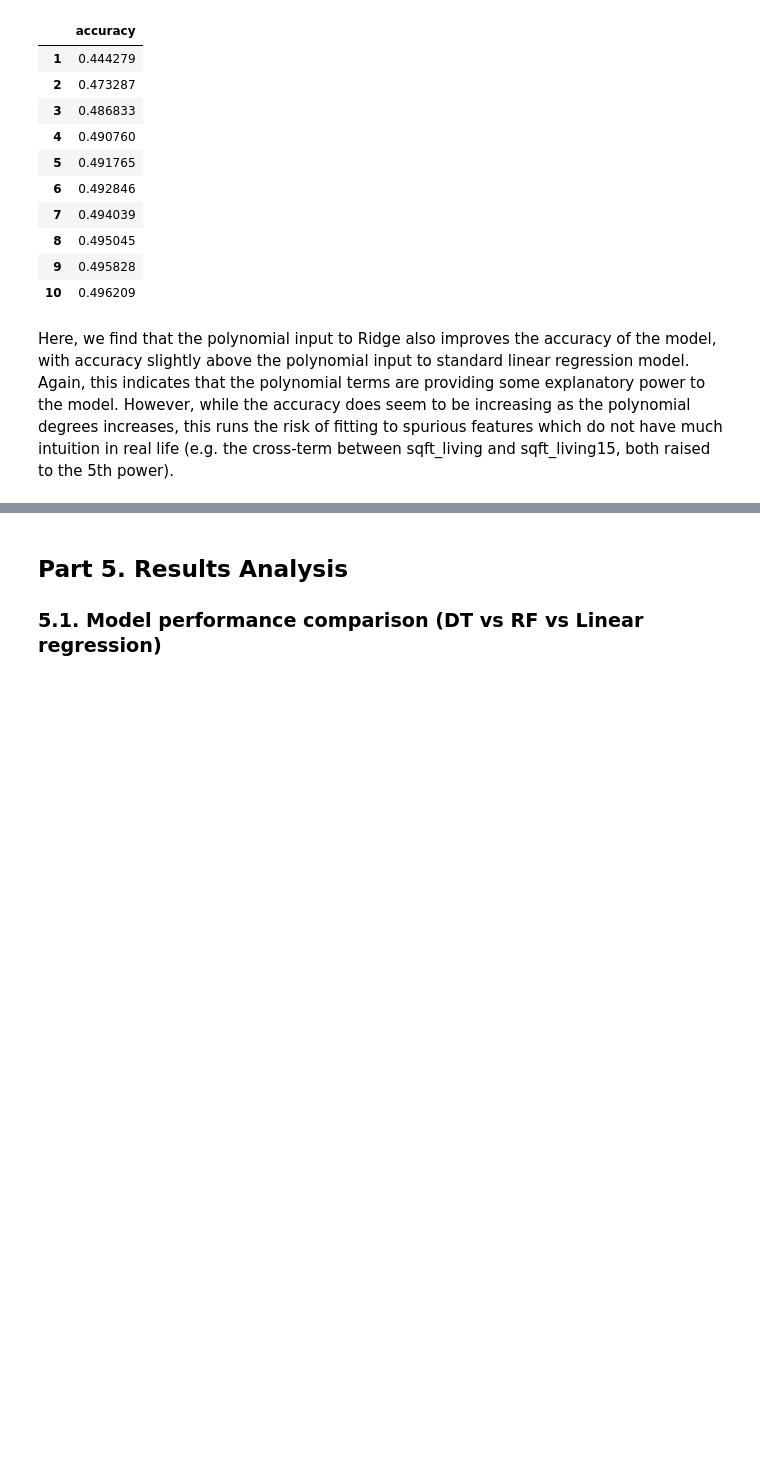
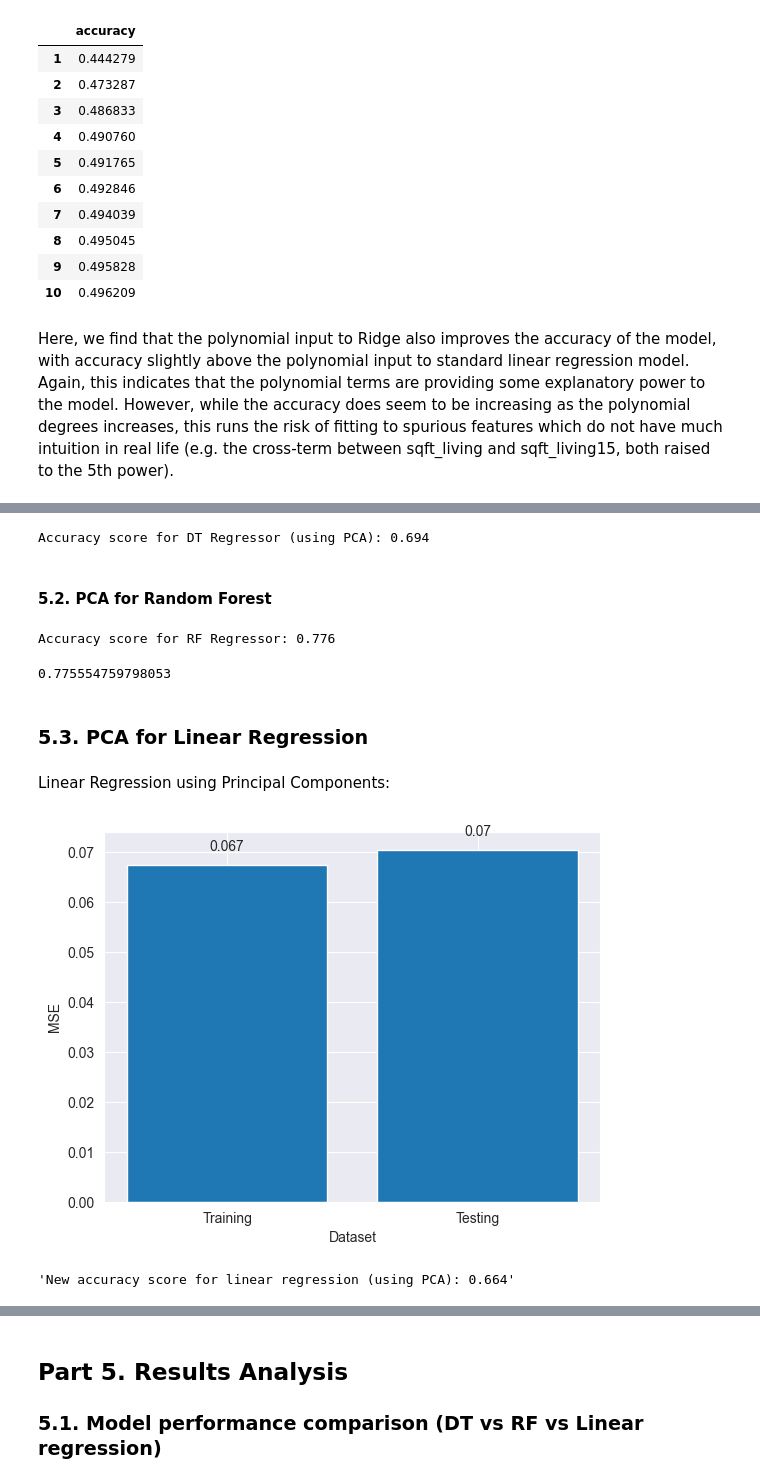
Before and after one commit to nyipuchicago/ML_project1, a Jupyter notebook: Project 1 Final.ipynb, the cells around one changed output, grey strips where cells are left out. Drawn from its saved outputs; the diff is of its cells as text; code cells hidden in the pictures; blank space fills up the shorter version.

```diff
--- a/Project 1 Final.ipynb
+++ b/Project 1 Final.ipynb
@@ -1302,0 +1392,3 @@ Here, we find that the polynomial input to Ridge also improves the accuracy of t
+# %%
+# Randomly sample 80% of the data as training data and 20% as testing data
+X_train, X_test, y_train, y_test = train_test_split(X_pca, y, test_size = 0.2, random_state=42)
@@ -1302,0 +1476,54 @@ Here, we find that the polynomial input to Ridge also improves the accuracy of t
+# %%
+dt_reg = DecisionTreeRegressor(max_depth=11, min_samples_split=50, random_state=42)
+dt_reg.fit(X_train, y_train)
+
+accuracy = dt_reg.score(X_test, y_test)
+print(f"Accuracy score for DT Regressor (using PCA): {accuracy:.3f}")
+# %% [output]
+Accuracy score for DT Regressor (using PCA): 0.694
+# %% [markdown]
+#### 5.2. PCA for Random Forest
+# %%
+# Setting up RF Regressor
+rf_reg = RandomForestRegressor(n_estimators=1000, random_state=42)
+rf_reg.fit(X_train, y_train)
+
+# Calculating accuracy
+rf_accuracy = rf_reg.score(X_test, y_test)
+print(f"Accuracy score for RF Regressor: {rf_accuracy:.3f}")
+
+y_test_pred = rf_reg.predict(X_test)
+r2_score(y_test, y_test_pred)
+# %% [output]
+Accuracy score for RF Regressor: 0.776
+0.775554759798053
+# %% [markdown]
+### 5.3. PCA for Linear Regression
+# %% [markdown]
+Linear Regression using Principal Components:
+# %%
+# Setting up linear regression
+reg_result = sm.OLS(y_train.values, sm.add_constant(X_train)).fit()
+reg_result.summary()
+
+# Make predictions on the training set and testing set
+y_test_pred = reg_result.predict(sm.add_constant(X_test))
+y_train_pred = reg_result.predict(sm.add_constant(X_train))
+
+# Calculate the mean squared error (MSE) for the training set and testing set
+train_mse = mean_squared_error(y_train, y_train_pred)
+test_mse = mean_squared_error(y_test, y_test_pred)
+
+# Plot the MSE for the training set and testing set
+container = plt.bar(["Training", "Testing"], [train_mse, test_mse])
+plt.bar_label(container, labels=[round(train_mse, 3), round(test_mse, 3)], padding=8)
+plt.xlabel("Dataset")
+plt.ylabel("MSE")
+plt.show()
+
+# Calculating accuracy
+accuracy = r2_score(y_test, y_test_pred)
+f"New accuracy score for linear regression (using PCA): {accuracy:.3f}"
+# %% [output]
+[figure, added]
+'New accuracy score for linear regression (using PCA): 0.664'
```
Also changed, not shown: parts of 46 cells of this notebook.
